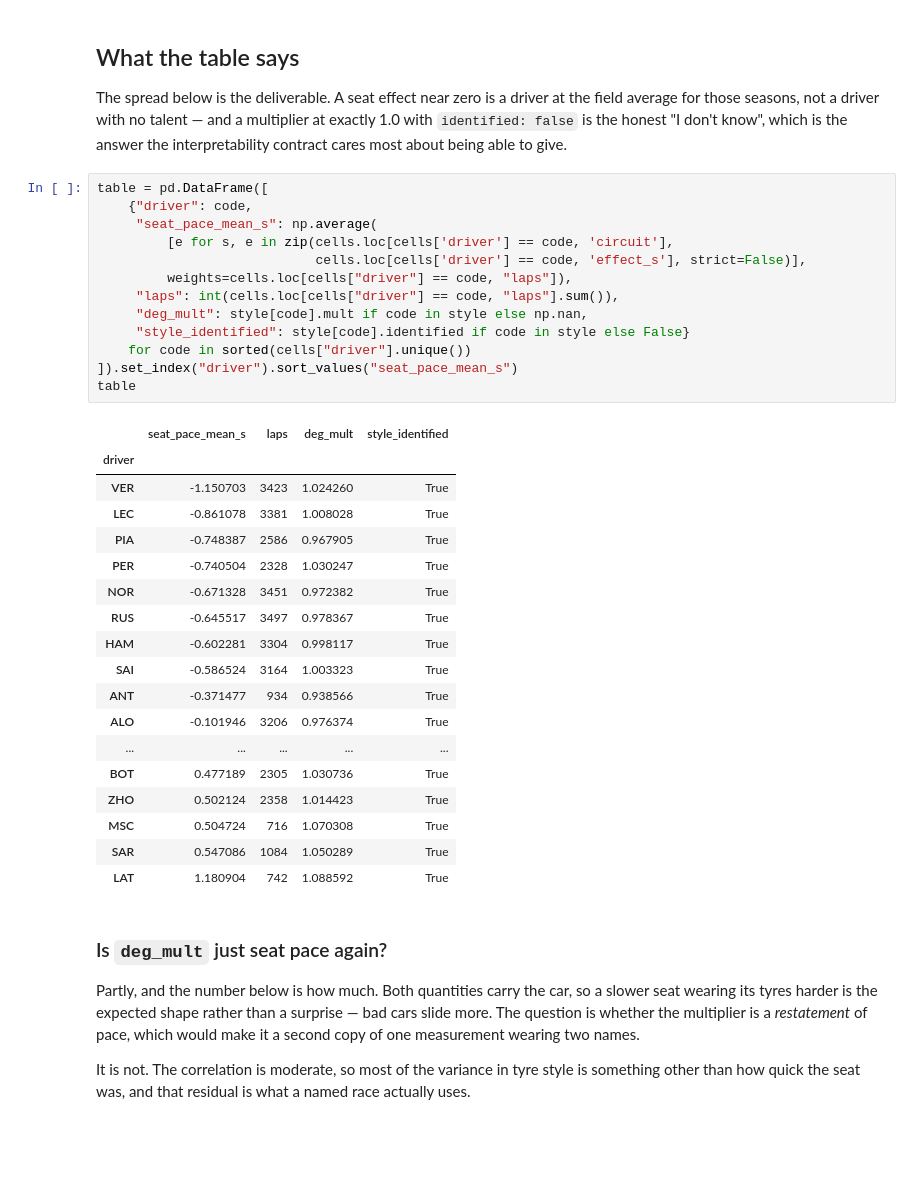
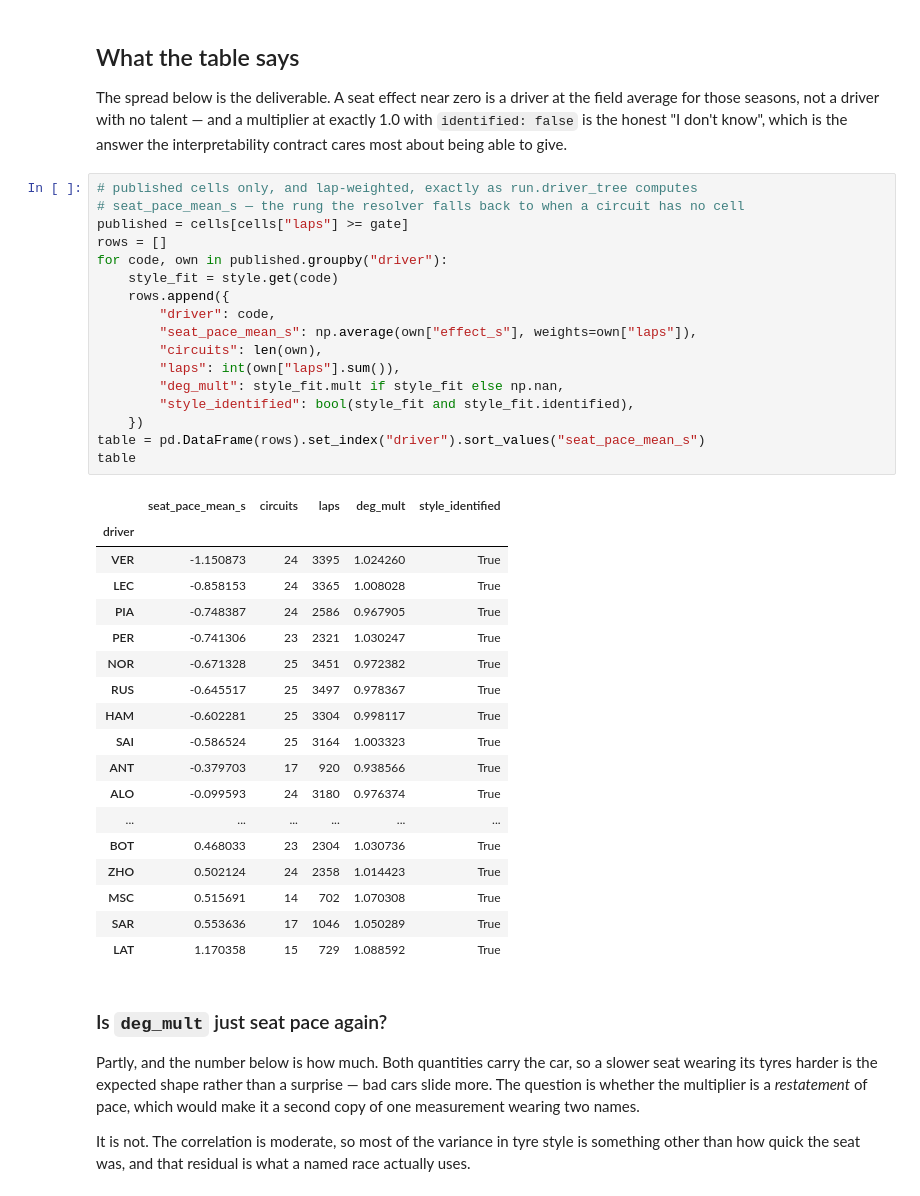
Before and after one commit to MdSaad09/SENNA, a Jupyter notebook: notebooks/fit_driver_identity.ipynb, the cells around one changed output. Cells and saved outputs as stored; diff of their text form; blank space fills up the shorter version.

```diff
--- a/notebooks/fit_driver_identity.ipynb
+++ b/notebooks/fit_driver_identity.ipynb
@@ -268,38 +268,42 @@ The spread below is the deliverable. A seat effect near zero is a driver at the
 average for those seasons, not a driver with no talent — and a multiplier at exactly 1.0
 with `identified: false` is the honest "I don't know", which is the answer the interpretability
 contract cares most about being able to give.
-# %%
-table = pd.DataFrame([
-    {"driver": code,
-     "seat_pace_mean_s": np.average(
-         [e for s, e in zip(cells.loc[cells['driver'] == code, 'circuit'],
-                            cells.loc[cells['driver'] == code, 'effect_s'], strict=False)],
-         weights=cells.loc[cells["driver"] == code, "laps"]),
-     "laps": int(cells.loc[cells["driver"] == code, "laps"].sum()),
-     "deg_mult": style[code].mult if code in style else np.nan,
-     "style_identified": style[code].identified if code in style else False}
-    for code in sorted(cells["driver"].unique())
-]).set_index("driver").sort_values("seat_pace_mean_s")
-table
-# %% [output]
-|  | seat_pace_mean_s | laps | deg_mult | style_identified |
-| driver |  |  |  |  |
-| VER | -1.150703 | 3423 | 1.024260 | True |
-| LEC | -0.861078 | 3381 | 1.008028 | True |
-| PIA | -0.748387 | 2586 | 0.967905 | True |
-| PER | -0.740504 | 2328 | 1.030247 | True |
-| NOR | -0.671328 | 3451 | 0.972382 | True |
-| RUS | -0.645517 | 3497 | 0.978367 | True |
-| HAM | -0.602281 | 3304 | 0.998117 | True |
-| SAI | -0.586524 | 3164 | 1.003323 | True |
-| ANT | -0.371477 | 934 | 0.938566 | True |
-| ALO | -0.101946 | 3206 | 0.976374 | True |
-| ... | ... | ... | ... | ... |
-| BOT | 0.477189 | 2305 | 1.030736 | True |
-| ZHO | 0.502124 | 2358 | 1.014423 | True |
-| MSC | 0.504724 | 716 | 1.070308 | True |
-| SAR | 0.547086 | 1084 | 1.050289 | True |
-| LAT | 1.180904 | 742 | 1.088592 | True |
+# %%
+# published cells only, and lap-weighted, exactly as run.driver_tree computes
+# seat_pace_mean_s — the rung the resolver falls back to when a circuit has no cell
+published = cells[cells["laps"] >= gate]
+rows = []
+for code, own in published.groupby("driver"):
+    style_fit = style.get(code)
+    rows.append({
+        "driver": code,
+        "seat_pace_mean_s": np.average(own["effect_s"], weights=own["laps"]),
+        "circuits": len(own),
+        "laps": int(own["laps"].sum()),
+        "deg_mult": style_fit.mult if style_fit else np.nan,
+        "style_identified": bool(style_fit and style_fit.identified),
+    })
+table = pd.DataFrame(rows).set_index("driver").sort_values("seat_pace_mean_s")
+table
+# %% [output]
+|  | seat_pace_mean_s | circuits | laps | deg_mult | style_identified |
+| driver |  |  |  |  |  |
+| VER | -1.150873 | 24 | 3395 | 1.024260 | True |
+| LEC | -0.858153 | 24 | 3365 | 1.008028 | True |
+| PIA | -0.748387 | 24 | 2586 | 0.967905 | True |
+| PER | -0.741306 | 23 | 2321 | 1.030247 | True |
+| NOR | -0.671328 | 25 | 3451 | 0.972382 | True |
+| RUS | -0.645517 | 25 | 3497 | 0.978367 | True |
+| HAM | -0.602281 | 25 | 3304 | 0.998117 | True |
+| SAI | -0.586524 | 25 | 3164 | 1.003323 | True |
+| ANT | -0.379703 | 17 | 920 | 0.938566 | True |
+| ALO | -0.099593 | 24 | 3180 | 0.976374 | True |
+| ... | ... | ... | ... | ... | ... |
+| BOT | 0.468033 | 23 | 2304 | 1.030736 | True |
+| ZHO | 0.502124 | 24 | 2358 | 1.014423 | True |
+| MSC | 0.515691 | 14 | 702 | 1.070308 | True |
+| SAR | 0.553636 | 17 | 1046 | 1.050289 | True |
+| LAT | 1.170358 | 15 | 729 | 1.088592 | True |
 # %% [markdown]
 ### Is `deg_mult` just seat pace again?
 
```
Also changed, not shown: parts of 7 cells of this notebook, 21 other files.
